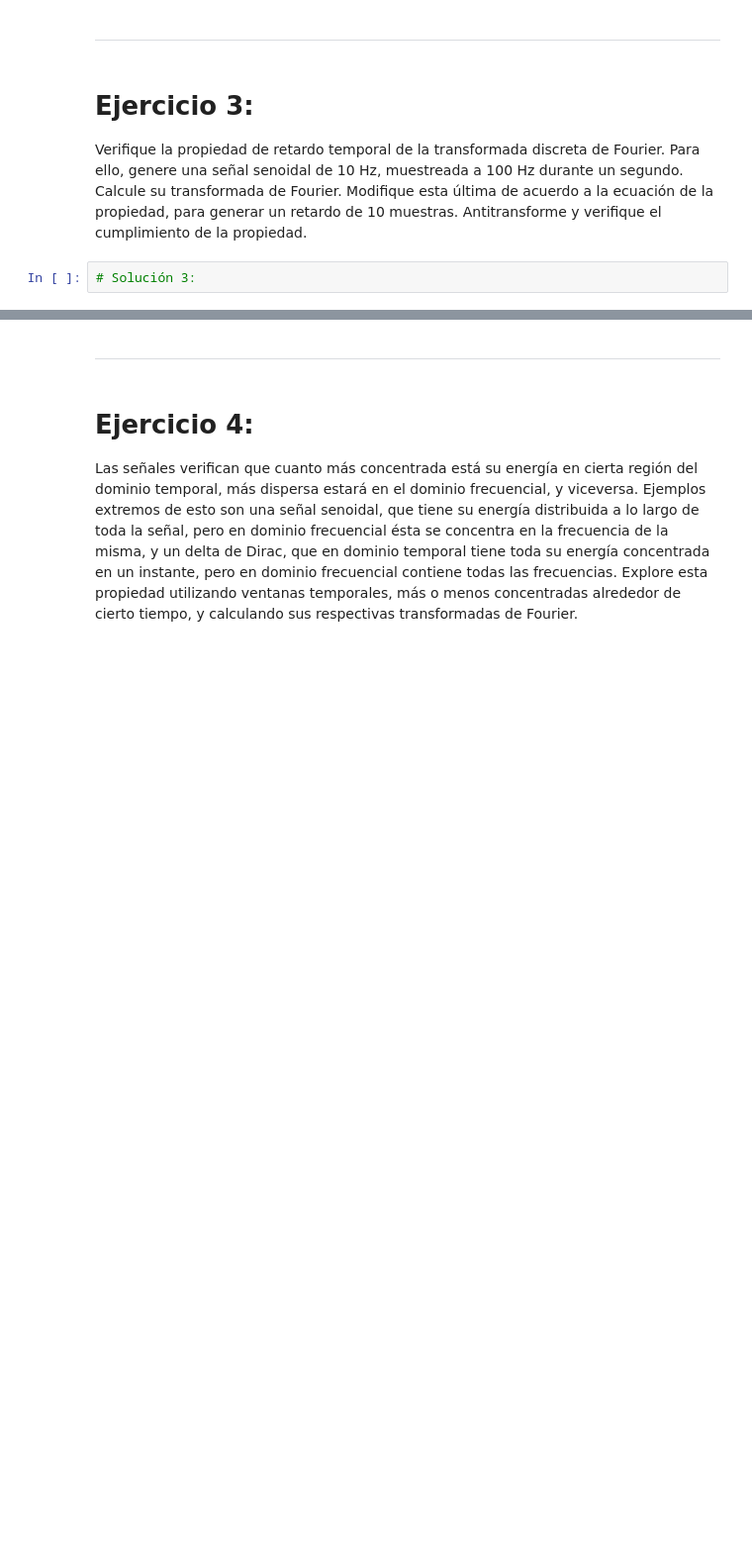
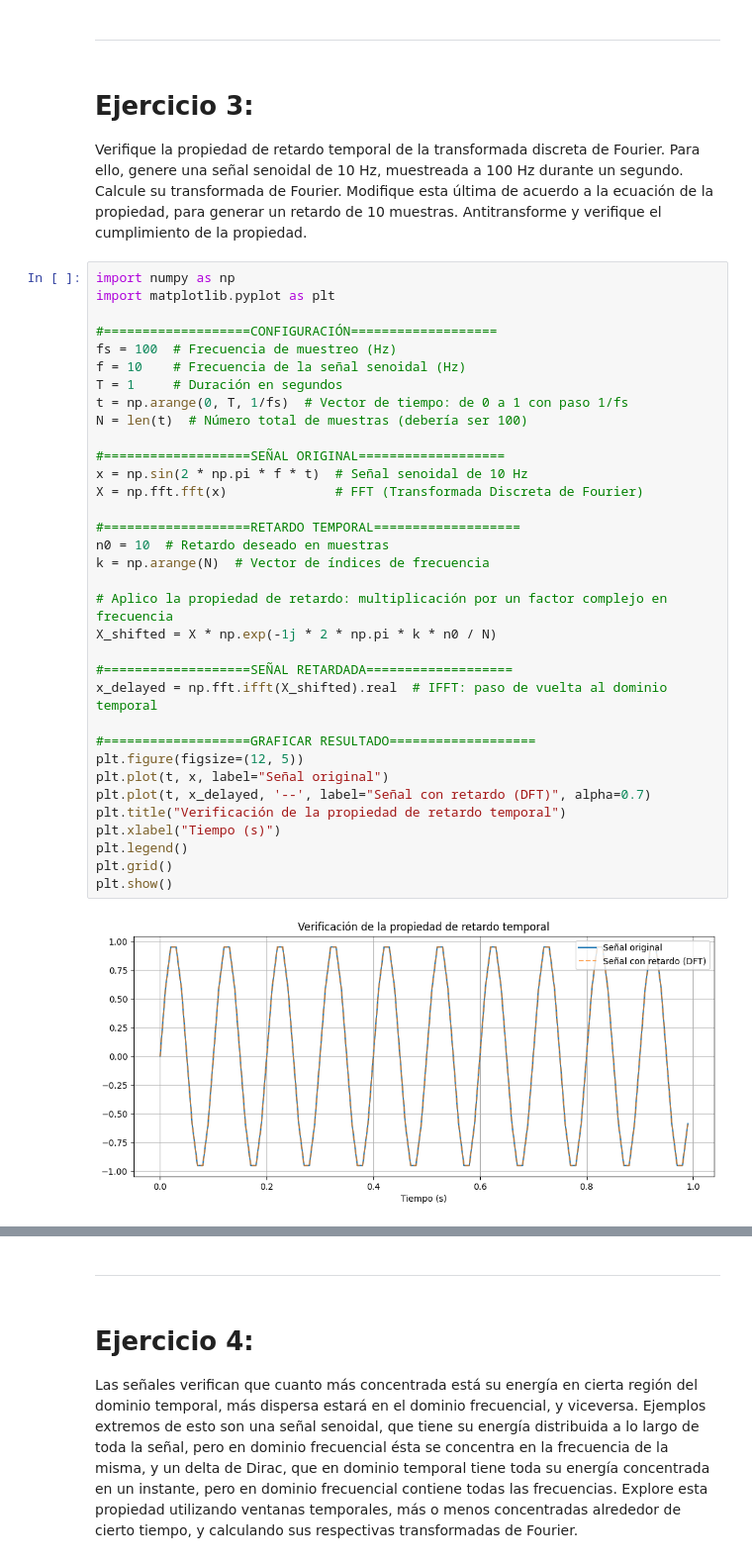
Before and after one commit to lucasgarcia2297/PDS, a Jupyter notebook: Guia4/Guia4.ipynb, the cells around one changed output, grey strips where cells are left out. Shown: that part at 99% size. Drawn from its saved outputs; the diff is of its cells as text; blank space fills up the shorter version.

```diff
--- a/Guia4/Guia4.ipynb
+++ b/Guia4/Guia4.ipynb
@@ -191,4 +337,38 @@ Producto punto en el dominio de la frecuencia: 3.0599976305020705e-13  ->  Ortog
 # Ejercicio 3:
 Verifique la propiedad de retardo temporal de la transformada discreta de Fourier. Para ello, genere una señal senoidal de 10 Hz, muestreada a 100 Hz durante un segundo. Calcule su transformada de Fourier. Modifique esta última de acuerdo a la ecuación de la propiedad, para generar un retardo de 10 muestras. Antitransforme y verifique el cumplimiento de la propiedad.
 # %%
-# Solución 3:
+import numpy as np
+import matplotlib.pyplot as plt
+
+#===================CONFIGURACIÓN===================
+fs = 100  # Frecuencia de muestreo (Hz)
+f = 10    # Frecuencia de la señal senoidal (Hz)
+T = 1     # Duración en segundos
+t = np.arange(0, T, 1/fs)  # Vector de tiempo: de 0 a 1 con paso 1/fs
+N = len(t)  # Número total de muestras (debería ser 100)
+
+#===================SEÑAL ORIGINAL===================
+x = np.sin(2 * np.pi * f * t)  # Señal senoidal de 10 Hz
+X = np.fft.fft(x)              # FFT (Transformada Discreta de Fourier)
+
+#===================RETARDO TEMPORAL===================
+n0 = 10  # Retardo deseado en muestras
+k = np.arange(N)  # Vector de índices de frecuencia
+
+# Aplico la propiedad de retardo: multiplicación por un factor complejo en frecuencia
+X_shifted = X * np.exp(-1j * 2 * np.pi * k * n0 / N)
+
+#===================SEÑAL RETARDADA===================
+x_delayed = np.fft.ifft(X_shifted).real  # IFFT: paso de vuelta al dominio temporal
+
+#===================GRAFICAR RESULTADO===================
+plt.figure(figsize=(12, 5))
+plt.plot(t, x, label="Señal original")
+plt.plot(t, x_delayed, '--', label="Señal con retardo (DFT)", alpha=0.7)
+plt.title("Verificación de la propiedad de retardo temporal")
+plt.xlabel("Tiempo (s)")
+plt.legend()
+plt.grid()
+plt.show()
+# %% [output]
+[figure, added]
```
Also changed, not shown: parts of 6 cells of this notebook.
